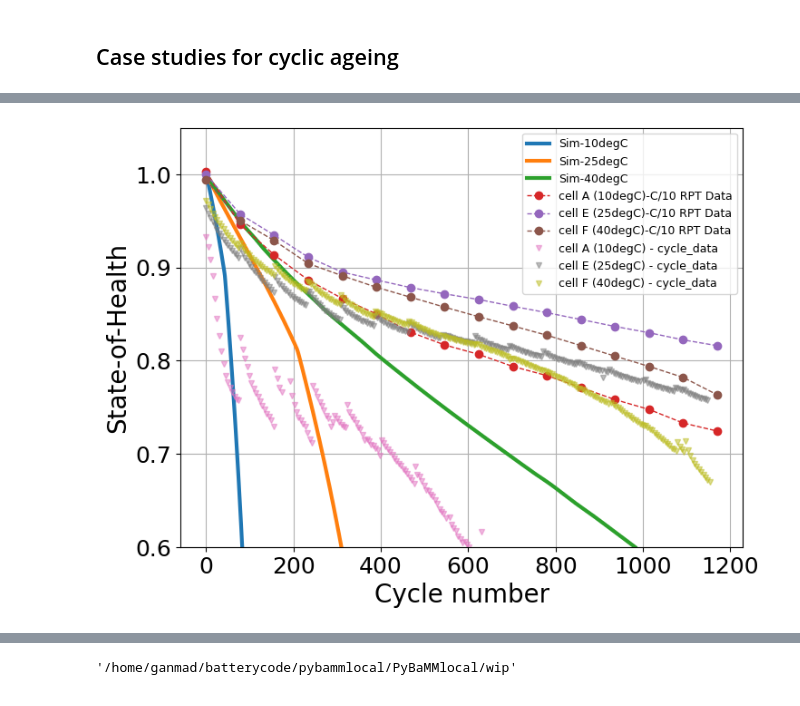
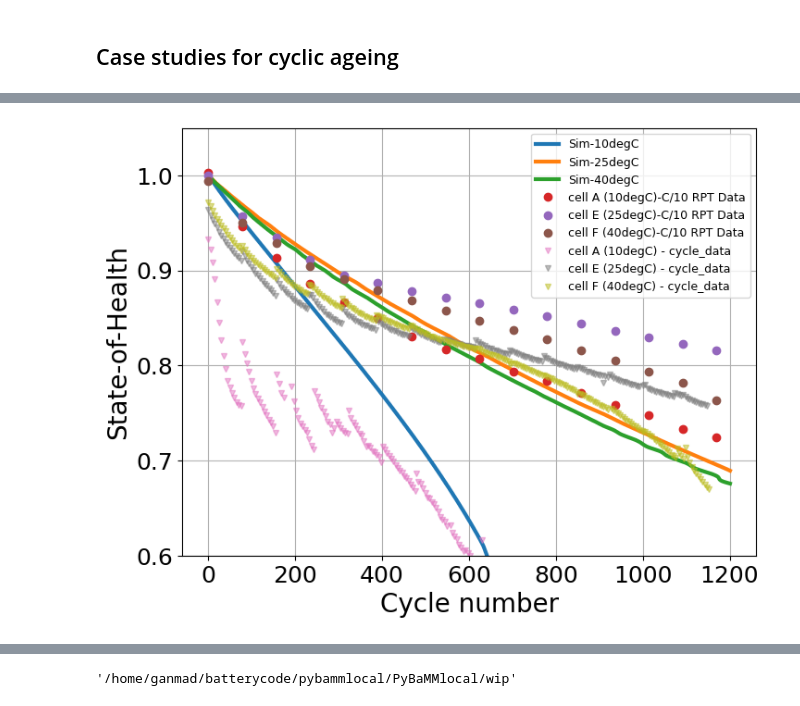
Before and after one commit to ganmadche/PyBaMMlocal, a Jupyter notebook: wip/rev1_paperKneedfn2026_cyclewithRpT_htc100_dataComp.ipynb, the cells around one changed output, grey strips where cells are left out. Saved outputs shown, nothing was run; the diff lists cells and outputs as text; code cells hidden in the pictures.

Commit message:
retuned the Niall data parameter set according to correct data of exp5

```diff
--- a/wip/rev1_paperKneedfn2026_cyclewithRpT_htc100_dataComp.ipynb
+++ b/wip/rev1_paperKneedfn2026_cyclewithRpT_htc100_dataComp.ipynb
@@ -187,6 +148,7 @@ experimentNiall = pybamm.Experiment(
             "Hold at 4.2 V until 50 mA",
         )
     ]
-    * 1200,
+    * 1200
+    ,
     termination= "60% capacity"
     )
@@ -408,35 +333,35 @@ for m in range(3):#,29,31,33,35,37,39,43,45,47,49,51,53,59,65,67,69,71,77,81]: #
     df4 = pd.read_csv(f"{current_directory}/rev1LinkingPaper2026/compareData/Case{simcase}_{tempC_case}degC_sim_dataCompare.csv")
     plt.plot(df4["Cycle number"], df4["Capacity Retention"], linewidth=3, label =f"Sim-{tempC_case}degC") #_{crate}C_{int(soc_case*100)}SoC_{int(dod_case*100)}DoD")
 
 
 for m in ["A (10degC)", "E (25degC)", "F (40degC)"]:
     df5 = pd.read_csv(f"{current_directory}/Niall_LGM50data/Expt 5 - Standard Cycle Aging (Control)/Summary Data//Performance Summary/Expt 5 - cell {m} - Processed Data.csv")
-    plt.plot(df5['Ageing Cycles'], df5['C/10 Capacity [mA h]']/1000/4.865, linestyle="--", marker='o',  linewidth=1, label =f"cell {m}-C/10 RPT Data") #_{crate}C_{int(soc_case*100)}SoC_{int(dod_case*100)}DoD")
+    plt.plot(df5['Ageing Cycles'], df5['C/10 Capacity [mA h]']/1000/4.865, linestyle="None", marker='o',  linewidth=1, label =f"cell {m}-C/10 RPT Data") #_{crate}C_{int(soc_case*100)}SoC_{int(dod_case*100)}DoD")
 
 for m in ["A", "E", "F"]:
     if m == "A":
         n = "(10degC)"
     if m == "E":
         n = "(25degC)"
     if m == "F":
         n = "(40degC)"
 
     df4 = pd.read_csv(f"{current_directory}/Niall_LGM50data/Expt 5 - Standard Cycle Aging (Control)/Summary Data/Ageing Sets Summary/Summary per Cycle/expt 5 - cell {m} - cycle_data.csv")
     plt.plot(df4["Cycle"], df4['Discharge Capacity [A h]']/4.865, linestyle="None", marker='v',alpha=0.5, markevery=5,markersize=4, linewidth=0.5, label =f"cell {m} {n} - cycle_data") #_{crate}C_{int(soc_case*100)}SoC_{int(dod_case*100)}DoD")
 
 
 plt.xlabel('Cycle number',fontsize=20)
 plt.ylabel('State-of-Health',fontsize=20)
 #plt.title('SoH',fontsize=20)
 plt.ylim([0.6, 1.05])
 #plt.xlim([-50, 1000])
 plt.legend(fontsize=9)
 plt.xticks(fontsize=18)
 plt.yticks(fontsize=18)
 plt.grid(True)
 plt.show()
 # %% [output]
-[figure, old version]
+[figure, new version]
 # %%
 df3 = pd.read_csv(f"{current_directory}/rev1LinkingPaper2026/compareData/Cases_expdata.csv")
 cycles_per_day =1
```
Also changed, not shown: parts of 4 cells of this notebook, 1 other file.
